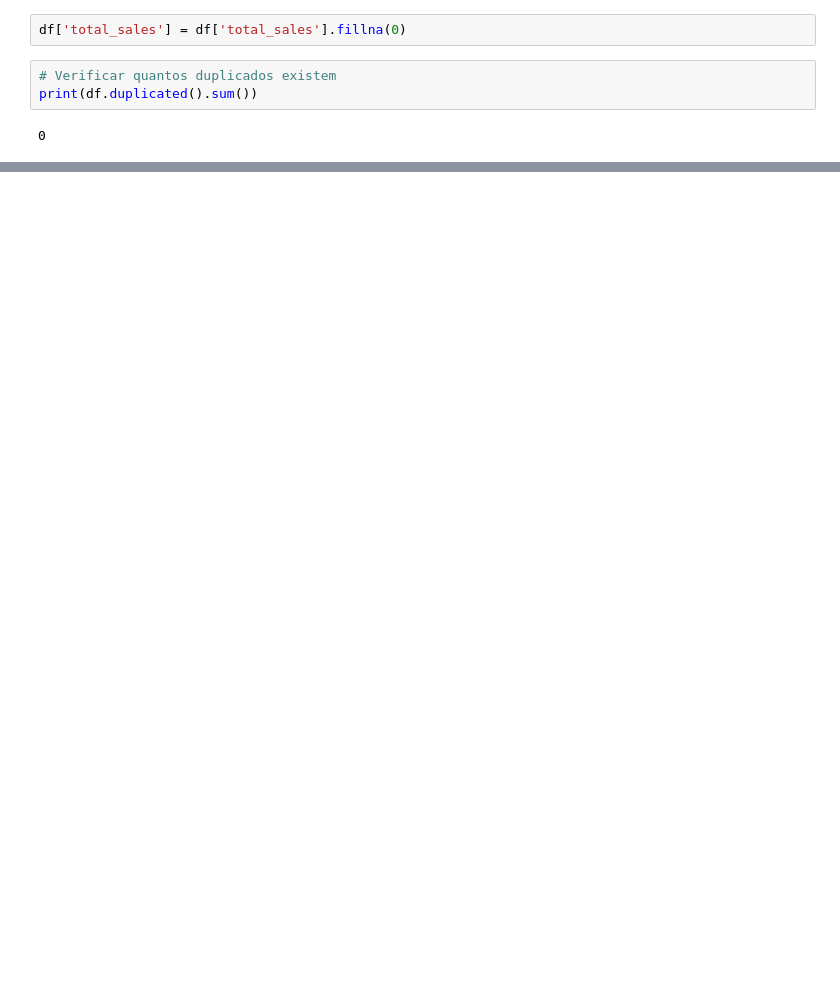
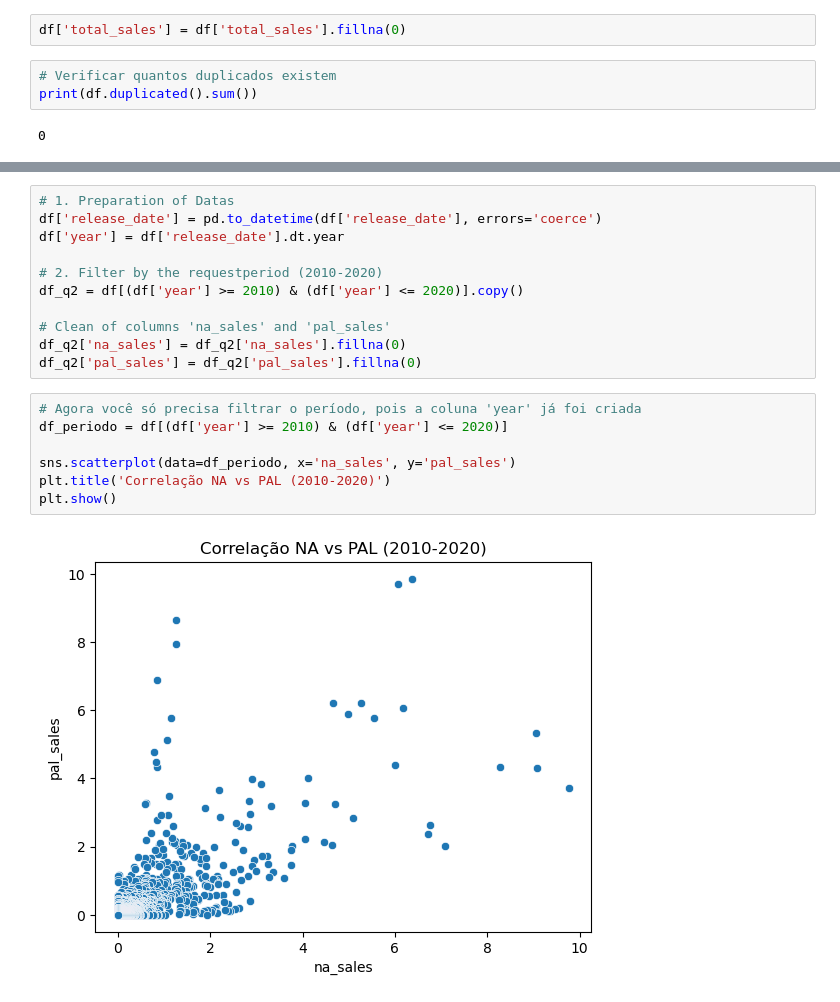
Before and after one commit to 2025581-prog/ca1-semester-2-data-visualization-2025581-prog, a Jupyter notebook: Thaiany_DPrepHdip_CA1.ipynb, the cells around one changed output, grey strips where cells are left out. Cells and saved outputs as stored; diff of their text form; blank space fills up the shorter version.

```diff
--- a/Thaiany_DPrepHdip_CA1.ipynb
+++ b/Thaiany_DPrepHdip_CA1.ipynb
@@ -115,0 +119,20 @@ Passing `palette` without assigning `hue` is deprecated and will be removed in v
+# %%
+# 1. Preparation of Datas
+df['release_date'] = pd.to_datetime(df['release_date'], errors='coerce')
+df['year'] = df['release_date'].dt.year
+
+# 2. Filter by the requestperiod (2010-2020)
+df_q2 = df[(df['year'] >= 2010) & (df['year'] <= 2020)].copy()
+
+# Clean of columns 'na_sales' and 'pal_sales'
+df_q2['na_sales'] = df_q2['na_sales'].fillna(0)
+df_q2['pal_sales'] = df_q2['pal_sales'].fillna(0)
+# %%
+# Agora você só precisa filtrar o período, pois a coluna 'year' já foi criada
+df_periodo = df[(df['year'] >= 2010) & (df['year'] <= 2020)]
+
+sns.scatterplot(data=df_periodo, x='na_sales', y='pal_sales')
+plt.title('Correlação NA vs PAL (2010-2020)')
+plt.show()
+# %% [output]
+[figure, added]
```
Also changed, not shown: parts of 10 cells of this notebook.
